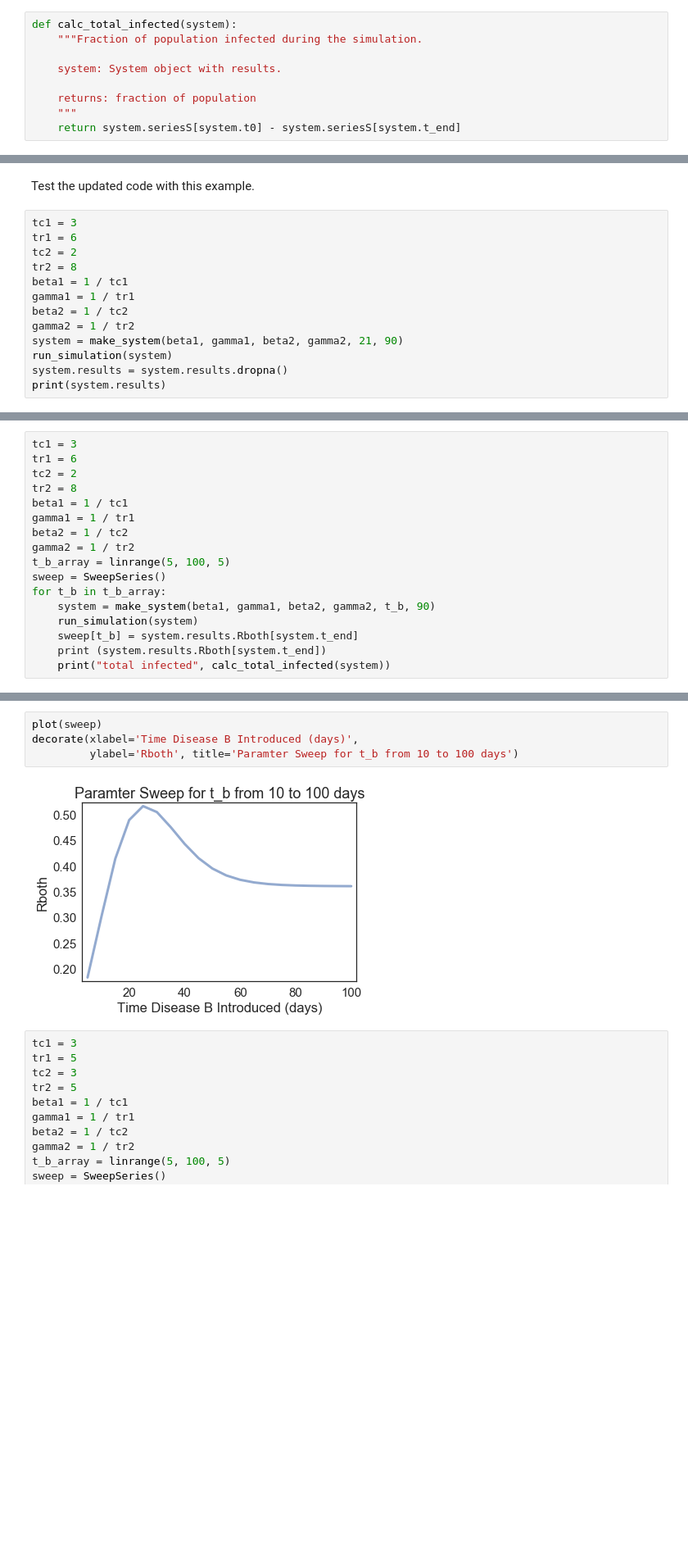
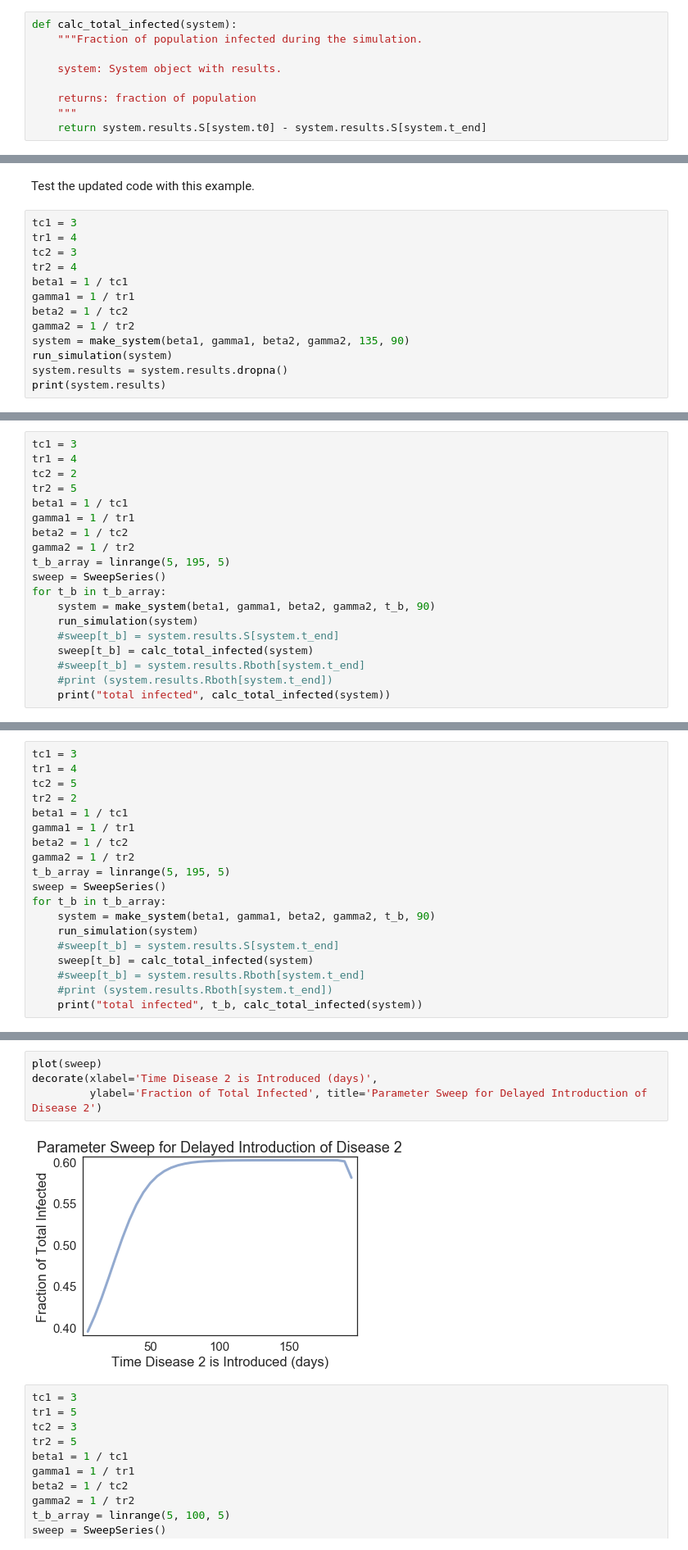
Before and after one commit to NOwolabi/modsim_project_2, a Jupyter notebook: code/Project Brainstorming3.ipynb, the cells around one changed output, grey strips where cells are left out. Shown at 82% size. Saved outputs shown, nothing was run; the diff lists cells and outputs as text; blank space fills up the shorter version.

```diff
--- a/code/Project Brainstorming3.ipynb
+++ b/code/Project Brainstorming3.ipynb
@@ -70,7 +70,7 @@ def calc_total_infected(system):
 
     returns: fraction of population
     """
-    return system.seriesS[system.t0] - system.seriesS[system.t_end]
+    return system.results.S[system.t0] - system.results.S[system.t_end]
 # %%
 def plot_results(S, I, R):
     """Plot the results of a SIR model.
@@ -251,14 +251,14 @@ def update2(state, system, i):
 Test the updated code with this example.
 # %%
 tc1 = 3
-tr1 = 6
-tc2 = 2
-tr2 = 8
+tr1 = 4
+tc2 = 3
+tr2 = 4
 beta1 = 1 / tc1
 gamma1 = 1 / tr1
 beta2 = 1 / tc2
 gamma2 = 1 / tr2
-system = make_system(beta1, gamma1, beta2, gamma2, 21, 90)
+system = make_system(beta1, gamma1, beta2, gamma2, 135, 90)
 run_simulation(system)
 system.results = system.results.dropna()
 print(system.results)
@@ -343,18 +386,20 @@ decorate(xlabel='Time Disease B Introduced (days)',
 # %%
 tc1 = 3
-tr1 = 6
+tr1 = 4
 tc2 = 2
-tr2 = 8
+tr2 = 5
 beta1 = 1 / tc1
 gamma1 = 1 / tr1
 beta2 = 1 / tc2
 gamma2 = 1 / tr2
-t_b_array = linrange(5, 100, 5)
+t_b_array = linrange(5, 195, 5)
 sweep = SweepSeries()
 for t_b in t_b_array:
     system = make_system(beta1, gamma1, beta2, gamma2, t_b, 90)
     run_simulation(system)
-    sweep[t_b] = system.results.Rboth[system.t_end]
-    print (system.results.Rboth[system.t_end])
+    #sweep[t_b] = system.results.S[system.t_end]
+    sweep[t_b] = calc_total_infected(system)
+    #sweep[t_b] = system.results.Rboth[system.t_end]
+    #print (system.results.Rboth[system.t_end])
     print("total infected", calc_total_infected(system))
 # %% [output]
@@ -377,0 +427,19 @@ total infected 0.345749301578
+# %%
+tc1 = 3
+tr1 = 4
+tc2 = 5
+tr2 = 2
+beta1 = 1 / tc1
+gamma1 = 1 / tr1
+beta2 = 1 / tc2
+gamma2 = 1 / tr2
+t_b_array = linrange(5, 195, 5)
+sweep = SweepSeries()
+for t_b in t_b_array:
+    system = make_system(beta1, gamma1, beta2, gamma2, t_b, 90)
+    run_simulation(system)
+    #sweep[t_b] = system.results.S[system.t_end]
+    sweep[t_b] = calc_total_infected(system)
+    #sweep[t_b] = system.results.Rboth[system.t_end]
+    #print (system.results.Rboth[system.t_end])
+    print("total infected", t_b, calc_total_infected(system))
@@ -378,9 +464,9 @@ total infected 0.345749301578
 # %%
 plot(sweep)
-decorate(xlabel='Time Disease B Introduced (days)',
-         ylabel='Rboth', title='Paramter Sweep for t_b from 10 to 100 days')
+decorate(xlabel='Time Disease 2 is Introduced (days)',
+         ylabel='Fraction of Total Infected', title='Parameter Sweep for Delayed Introduction of Disease 2')
 # %% [output]
-[figure, old version]
+[figure, new version]
 # %%
 tc1 = 3
 tr1 = 5
```
Also changed, not shown: parts of 11 cells of this notebook.
